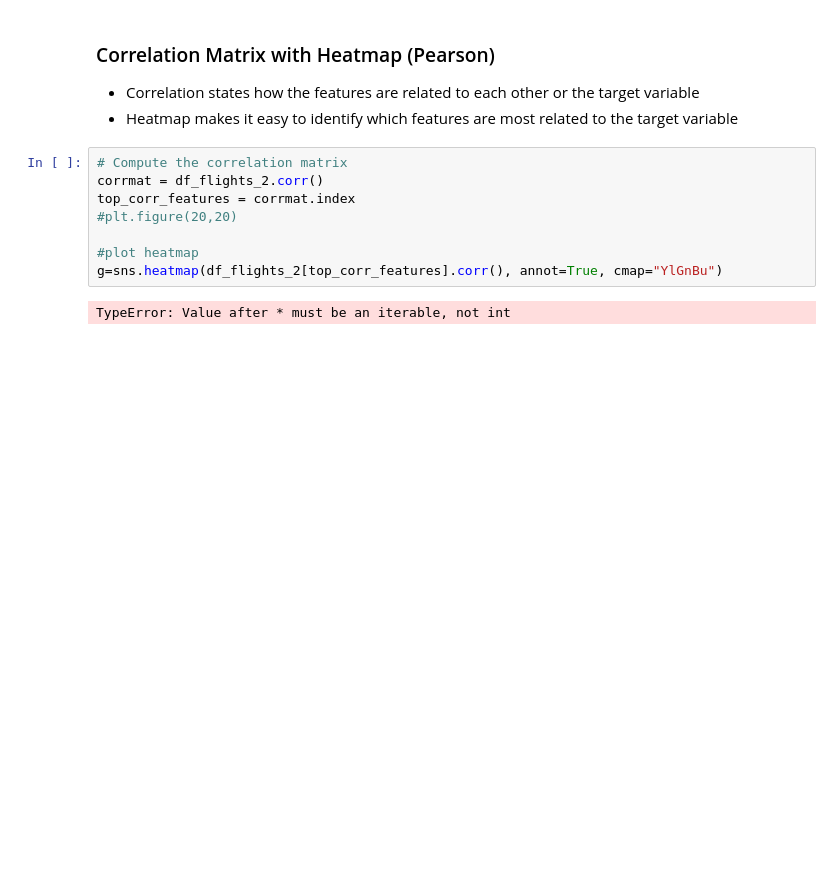
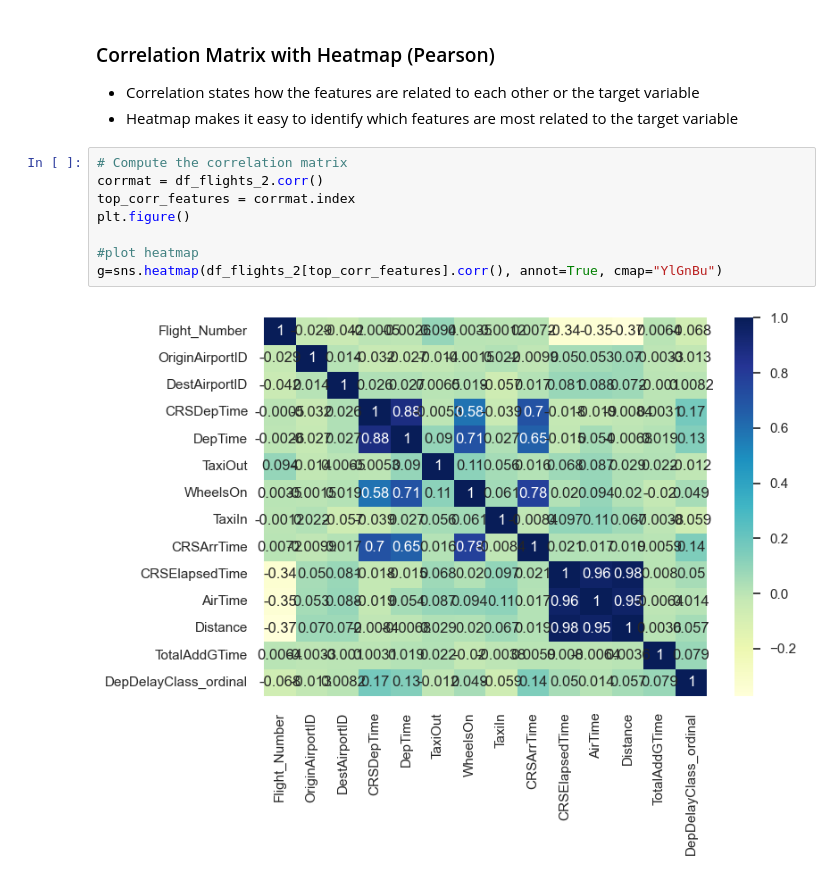
Before and after one commit to georgetown-analytics/team-3, a Jupyter notebook: flight_model/notebooks/EDA/FeatureEngineering/flightDelayFeatureEngineering.ipynb, the cells around one changed output. Cells and saved outputs as stored; diff of their text form; blank space fills up the shorter version.

```diff
--- a/flight_model/notebooks/EDA/FeatureEngineering/flightDelayFeatureEngineering.ipynb
+++ b/flight_model/notebooks/EDA/FeatureEngineering/flightDelayFeatureEngineering.ipynb
@@ -494,10 +494,10 @@ Observations from above analysis
 # %%
 # Compute the correlation matrix
 corrmat = df_flights_2.corr()
 top_corr_features = corrmat.index
-#plt.figure(20,20)
+plt.figure()
 
 #plot heatmap
 g=sns.heatmap(df_flights_2[top_corr_features].corr(), annot=True, cmap="YlGnBu")
 # %% [output]
-TypeError: Value after * must be an iterable, not int
+[figure, added]
```
Also changed, not shown: 2 other files.
